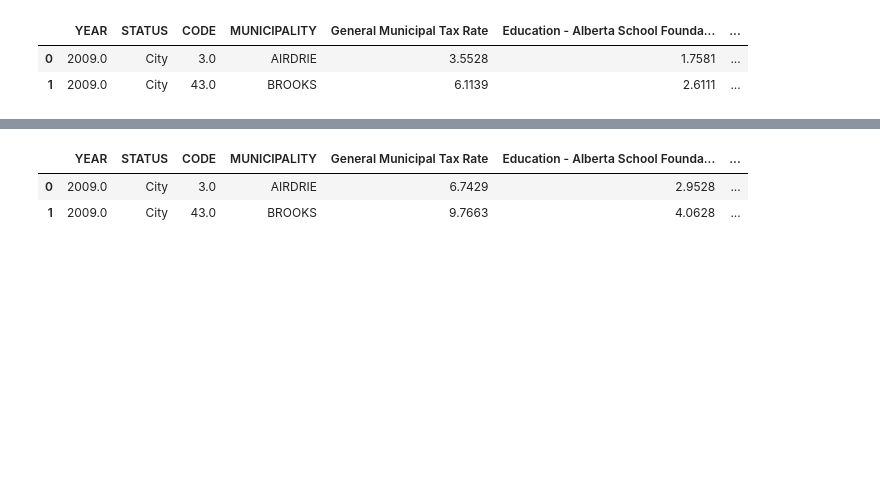
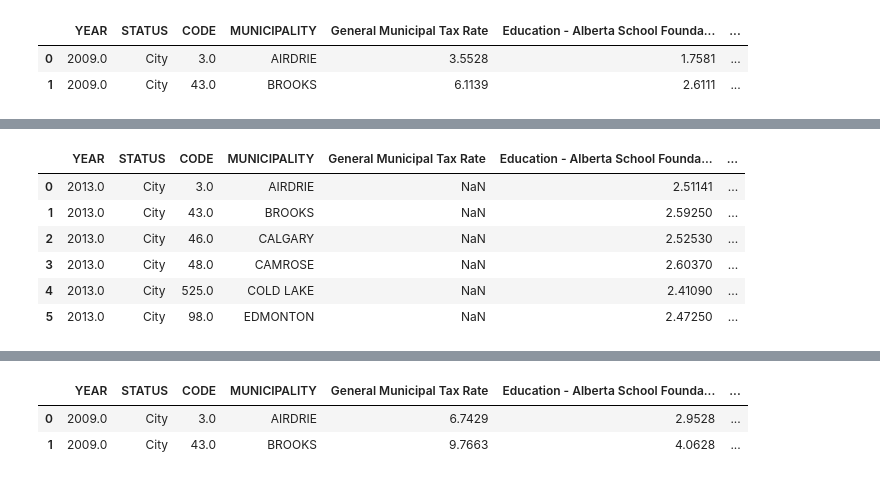
Before and after one commit to ddsarai/propertTax_comps, a Jupyter notebook: AB_pTax_2009_2021.ipynb, the cells around one changed output, grey strips where cells are left out. Drawn from its saved outputs; the diff is of its cells as text; code cells hidden in the pictures; blank space fills up the shorter version.

```diff
--- a/AB_pTax_2009_2021.ipynb
+++ b/AB_pTax_2009_2021.ipynb
@@ -59 +58,11 @@ Does your municipality have more than one residential tax rate?
 dtype: int64
+# %%
+ab_res_ptax09_21[~(ab_res_ptax09_21['Municipal Tax Rate'].isna())].head(6)
+# %% [output]
+|  | YEAR | STATUS | CODE | MUNICIPALITY | General Municipal Tax Rate | Education - Alberta School Founda... | ... |
+| 0 | 2013.0 | City | 3.0 | AIRDRIE | NaN | 2.51141 | ... |
+| 1 | 2013.0 | City | 43.0 | BROOKS | NaN | 2.59250 | ... |
+| 2 | 2013.0 | City | 46.0 | CALGARY | NaN | 2.52530 | ... |
+| 3 | 2013.0 | City | 48.0 | CAMROSE | NaN | 2.60370 | ... |
+| 4 | 2013.0 | City | 525.0 | COLD LAKE | NaN | 2.41090 | ... |
+| 5 | 2013.0 | City | 98.0 | EDMONTON | NaN | 2.47250 | ... |
```
Also changed, not shown: parts of 17 cells of this notebook, 1 other file.
